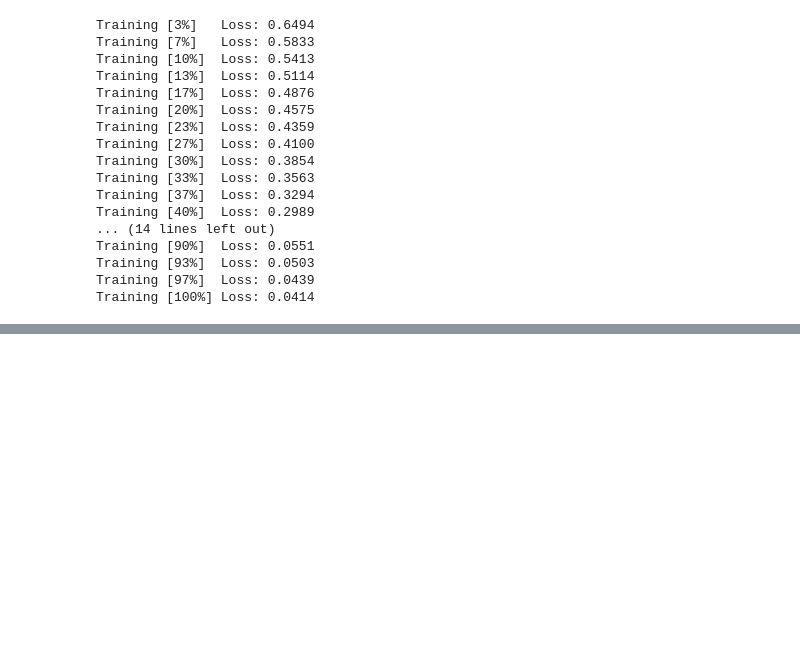
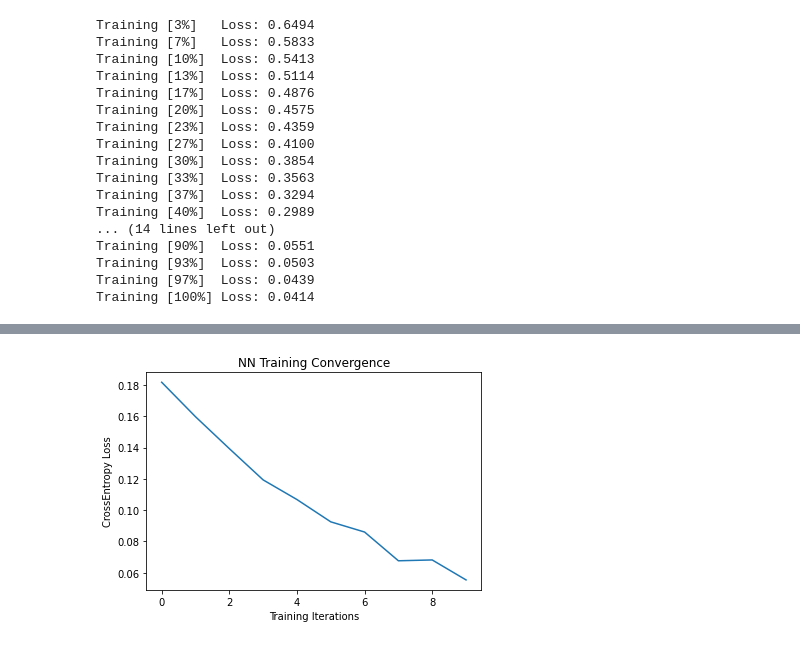
Before and after one commit to agrzheng/qiskit, a Jupyter notebook: normalNN/cifar10-pos.ipynb, the cells around one changed output, grey strips where cells are left out. Saved outputs shown, nothing was run; the diff lists cells and outputs as text; code cells hidden in the pictures; blank space fills up the shorter version.

```diff
--- a/normalNN/cifar10-pos.ipynb
+++ b/normalNN/cifar10-pos.ipynb
@@ -244,0 +276,5 @@ torch.save(model4.state_dict(), "./models/normal-cifar10_poisonedmdl.pt")
+# %%
+batch_size = 1
+n_samples = 1000 # We will concentrate on the first 100 samples
+X_train.targets = np.array(X_train.targets).astype(np.long)
+X_train.data = np.array(X_train.data)
@@ -244,0 +357,23 @@ torch.save(model4.state_dict(), "./models/normal-cifar10_poisonedmdl.pt")
+# %%
+# Define model, optimizer, and loss function
+# optimizer = optim.Adam(model4.parameters(), lr=0.1)
+optimizer = optim.Adam(model5.parameters(), lr=0.0001)
+loss_func = CrossEntropyLoss()
+
+# Start training
+epochs = 10  # Set number of epochs
+loss_list = []  # Store loss history
+model5.train()  # Set model to training mode
+
+for epoch in range(epochs):
+    total_loss = []
+    for batch_idx, (data, target) in enumerate(train_loader):
+        optimizer.zero_grad(set_to_none=True)  # Initialize gradient
+        output = model5(data)  # Forward pass
+        # print("out")
+        loss = loss_func(output, target)  # Calculate loss
+        loss.backward()  # Backward pass
+        optimizer.step()  # Optimize weights
+        total_loss.append(loss.item())  # Store loss
+    loss_list.append(sum(total_loss) / len(total_loss))
+    print("Training [{:.0f}%]\tLoss: {:.4f}".format(100.0 * (epoch + 1) / epochs, loss_list[-1]))
@@ -244,0 +391,8 @@ torch.save(model4.state_dict(), "./models/normal-cifar10_poisonedmdl.pt")
+# %%
+plt.plot(loss_list)
+plt.title("NN Training Convergence")
+plt.xlabel("Training Iterations")
+plt.ylabel("CrossEntropy Loss")
+plt.show()
+# %% [output]
+[figure, added]
```
Also changed, not shown: parts of 24 cells of this notebook, 11 other files.
